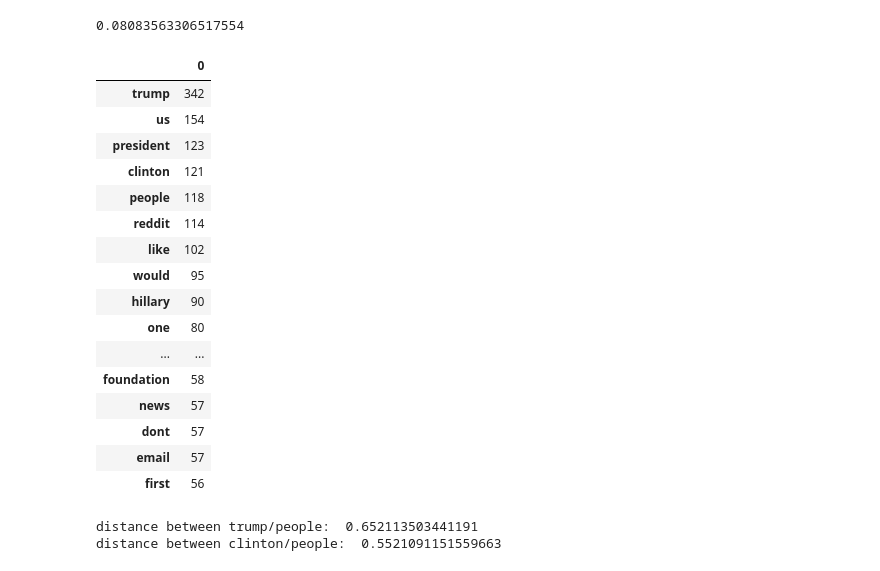
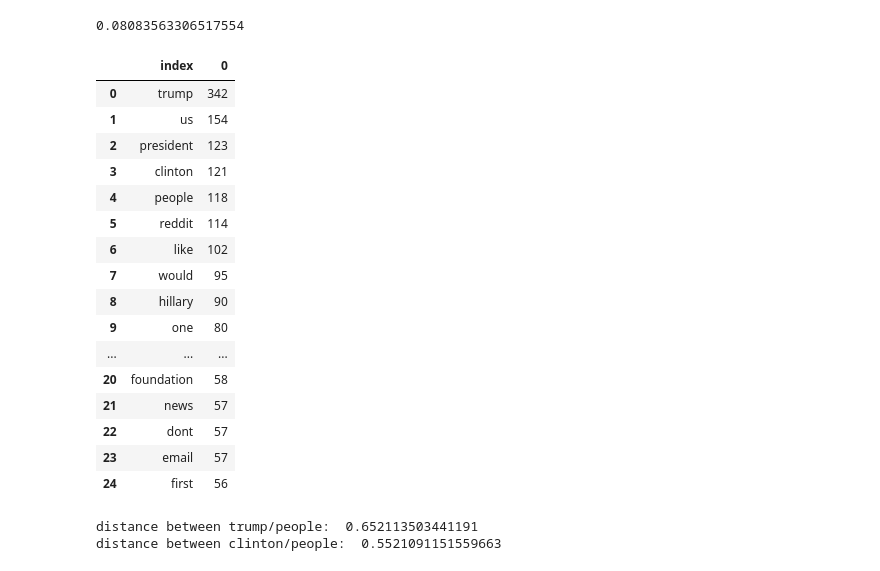
Before and after one commit to IndigenousEngineering/small_corpora_bias_with_w2v, a Jupyter notebook: WEAT_analysis_1.ipynb, the cells around one changed output. Cells and saved outputs as stored; diff of their text form; code cells hidden in the pictures.

```diff
--- a/WEAT_analysis_1.ipynb
+++ b/WEAT_analysis_1.ipynb
@@ -394,26 +394,30 @@ print(sim)
 # dataframe is counts_df
 
 sorted_docs = counts_df.sort_values(by=[0], ascending=False)
+
+# index
+
+vocab_df = sorted_docs.reset_index()
 # %%
-sorted_docs.head(25)
+vocab_df.head(25)
 # %% [output]
-|  | 0 |
-| trump | 342 |
-| us | 154 |
-| president | 123 |
-| clinton | 121 |
-| people | 118 |
-| reddit | 114 |
-| like | 102 |
-| would | 95 |
-| hillary | 90 |
-| one | 80 |
-| ... | ... |
-| foundation | 58 |
-| news | 57 |
-| dont | 57 |
-| email | 57 |
-| first | 56 |
+|  | index | 0 |
+| 0 | trump | 342 |
+| 1 | us | 154 |
+| 2 | president | 123 |
+| 3 | clinton | 121 |
+| 4 | people | 118 |
+| 5 | reddit | 114 |
+| 6 | like | 102 |
+| 7 | would | 95 |
+| 8 | hillary | 90 |
+| 9 | one | 80 |
+| ... | ... | ... |
+| 20 | foundation | 58 |
+| 21 | news | 57 |
+| 22 | dont | 57 |
+| 23 | email | 57 |
+| 24 | first | 56 |
 # %%
 sim_1a = w2v_model.wv.similarity('trump', 'people')
 
```
Also changed, not shown: parts of 2 cells of this notebook.
